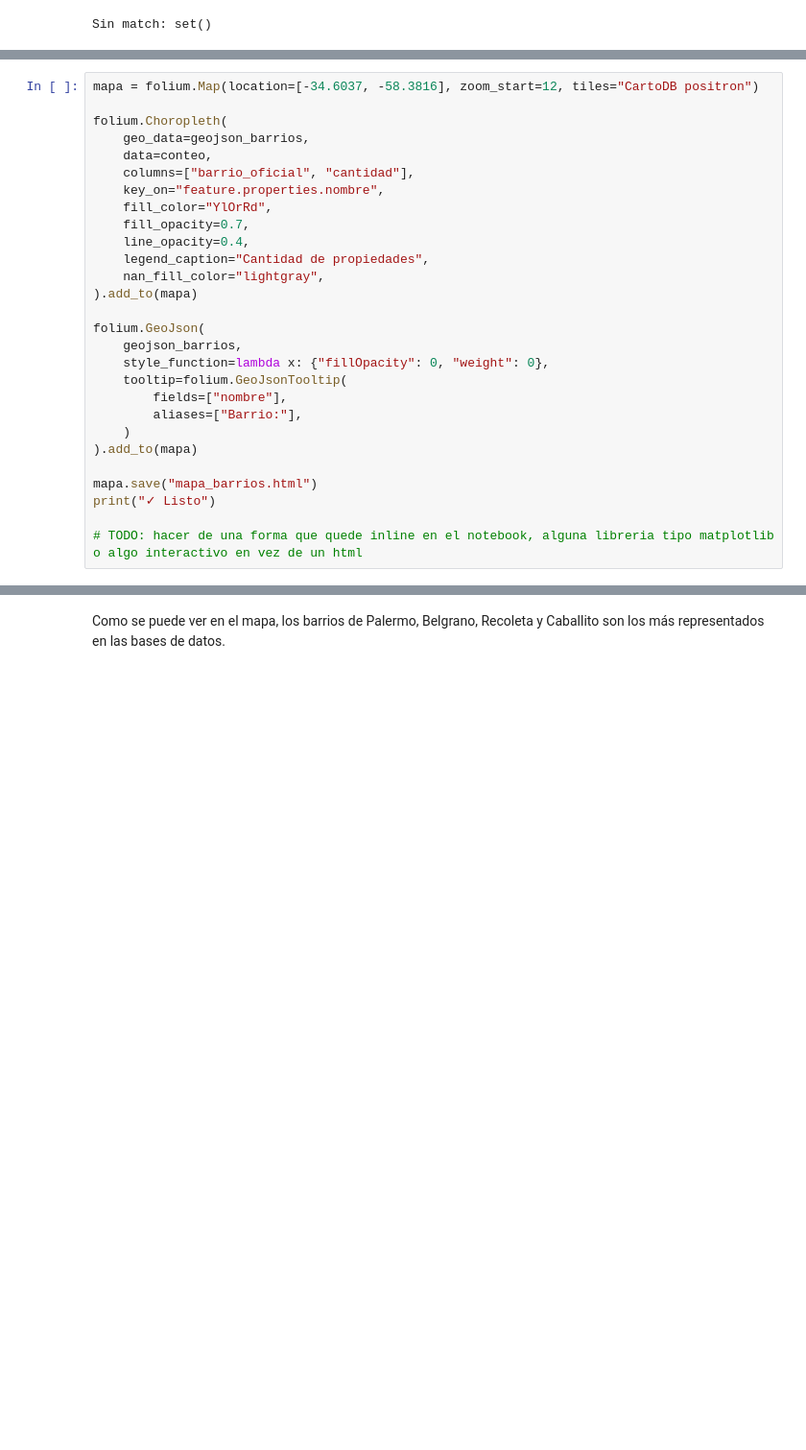
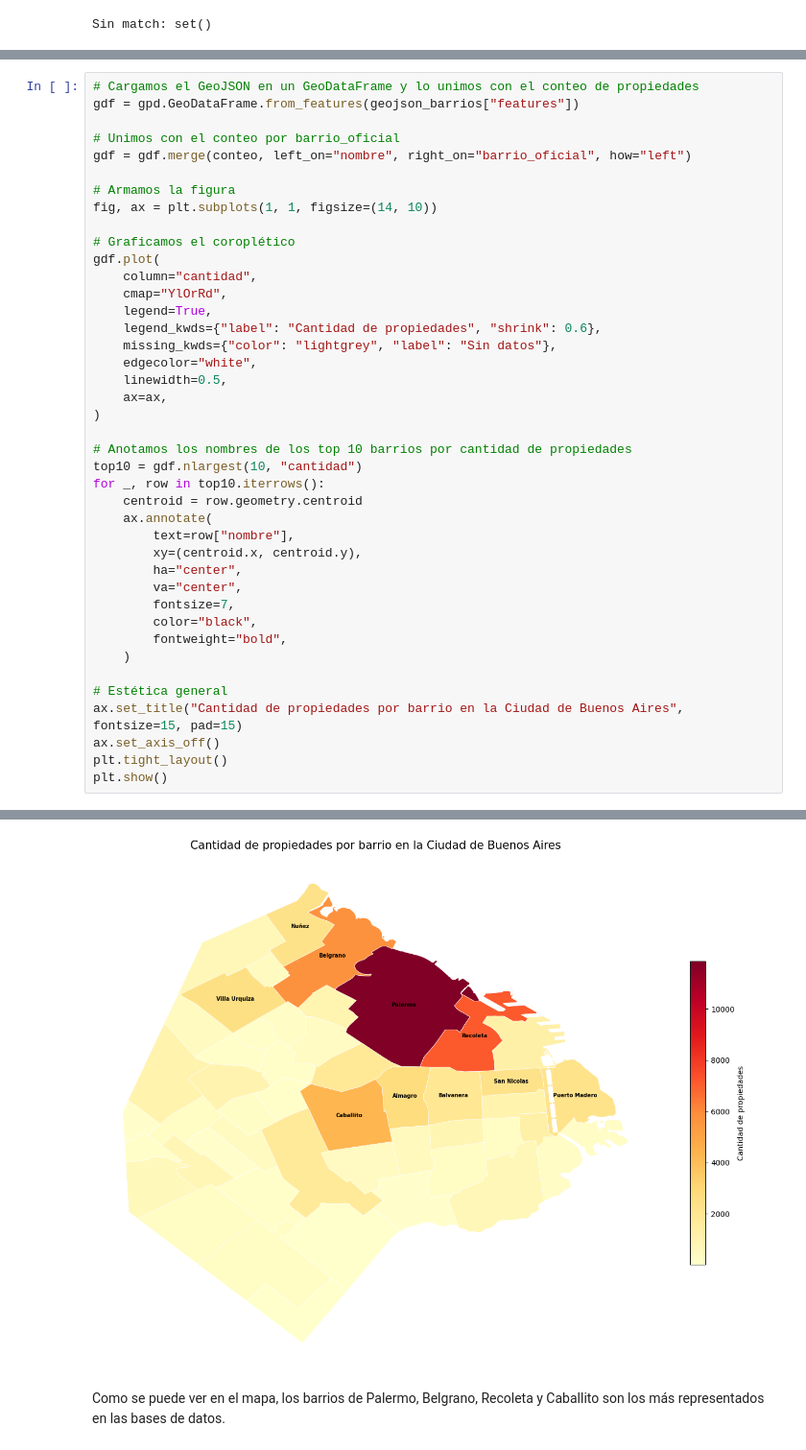
Before and after one commit to clararodriguezacevedo/descriptiva-real-estate, a Jupyter notebook: notebooks/eda.ipynb, the cells around one changed output, grey strips where cells are left out. Shown at 96% size. Saved outputs shown, nothing was run; the diff lists cells and outputs as text; blank space fills up the shorter version.

```diff
--- a/notebooks/eda.ipynb
+++ b/notebooks/eda.ipynb
@@ -308,29 +412,42 @@ Sin match: set()
 # %%
-mapa = folium.Map(location=[-34.6037, -58.3816], zoom_start=12, tiles="CartoDB positron")
+# Cargamos el GeoJSON en un GeoDataFrame y lo unimos con el conteo de propiedades
+gdf = gpd.GeoDataFrame.from_features(geojson_barrios["features"])
 
-folium.Choropleth(
-    geo_data=geojson_barrios,
-    data=conteo,
-    columns=["barrio_oficial", "cantidad"],
-    key_on="feature.properties.nombre",
-    fill_color="YlOrRd",
-    fill_opacity=0.7,
-    line_opacity=0.4,
-    legend_caption="Cantidad de propiedades",
-    nan_fill_color="lightgray",
-).add_to(mapa)
+# Unimos con el conteo por barrio_oficial
+gdf = gdf.merge(conteo, left_on="nombre", right_on="barrio_oficial", how="left")
 
-folium.GeoJson(
-    geojson_barrios,
-    style_function=lambda x: {"fillOpacity": 0, "weight": 0},
-    tooltip=folium.GeoJsonTooltip(
-        fields=["nombre"],
-        aliases=["Barrio:"],
+# Armamos la figura
+fig, ax = plt.subplots(1, 1, figsize=(14, 10))
+
+# Graficamos el coroplético
+gdf.plot(
+    column="cantidad",
+    cmap="YlOrRd",
+    legend=True,
+    legend_kwds={"label": "Cantidad de propiedades", "shrink": 0.6},
+    missing_kwds={"color": "lightgrey", "label": "Sin datos"},
+    edgecolor="white",
+    linewidth=0.5,
+    ax=ax,
+)
+
+# Anotamos los nombres de los top 10 barrios por cantidad de propiedades
+top10 = gdf.nlargest(10, "cantidad")
+for _, row in top10.iterrows():
+    centroid = row.geometry.centroid
+    ax.annotate(
+        text=row["nombre"],
+        xy=(centroid.x, centroid.y),
+        ha="center",
+        va="center",
+        fontsize=7,
+        color="black",
+        fontweight="bold",
     )
-).add_to(mapa)
 
-mapa.save("mapa_barrios.html")
-print("✓ Listo")
-
-# TODO: hacer de una forma que quede inline en el notebook, alguna libreria tipo matplotlib o algo interactivo en vez de un html
+# Estética general
+ax.set_title("Cantidad de propiedades por barrio en la Ciudad de Buenos Aires", fontsize=15, pad=15)
+ax.set_axis_off()
+plt.tight_layout()
+plt.show()
 # %% [output]
@@ -338,3 +454,4 @@ print("✓ Listo")
+[figure, added]
 # %% [markdown]
 Como se puede ver en el mapa, los barrios de Palermo, Belgrano, Recoleta y Caballito son los más representados en las bases de datos.
 # %%
```
Also changed, not shown: parts of 33 cells of this notebook.
